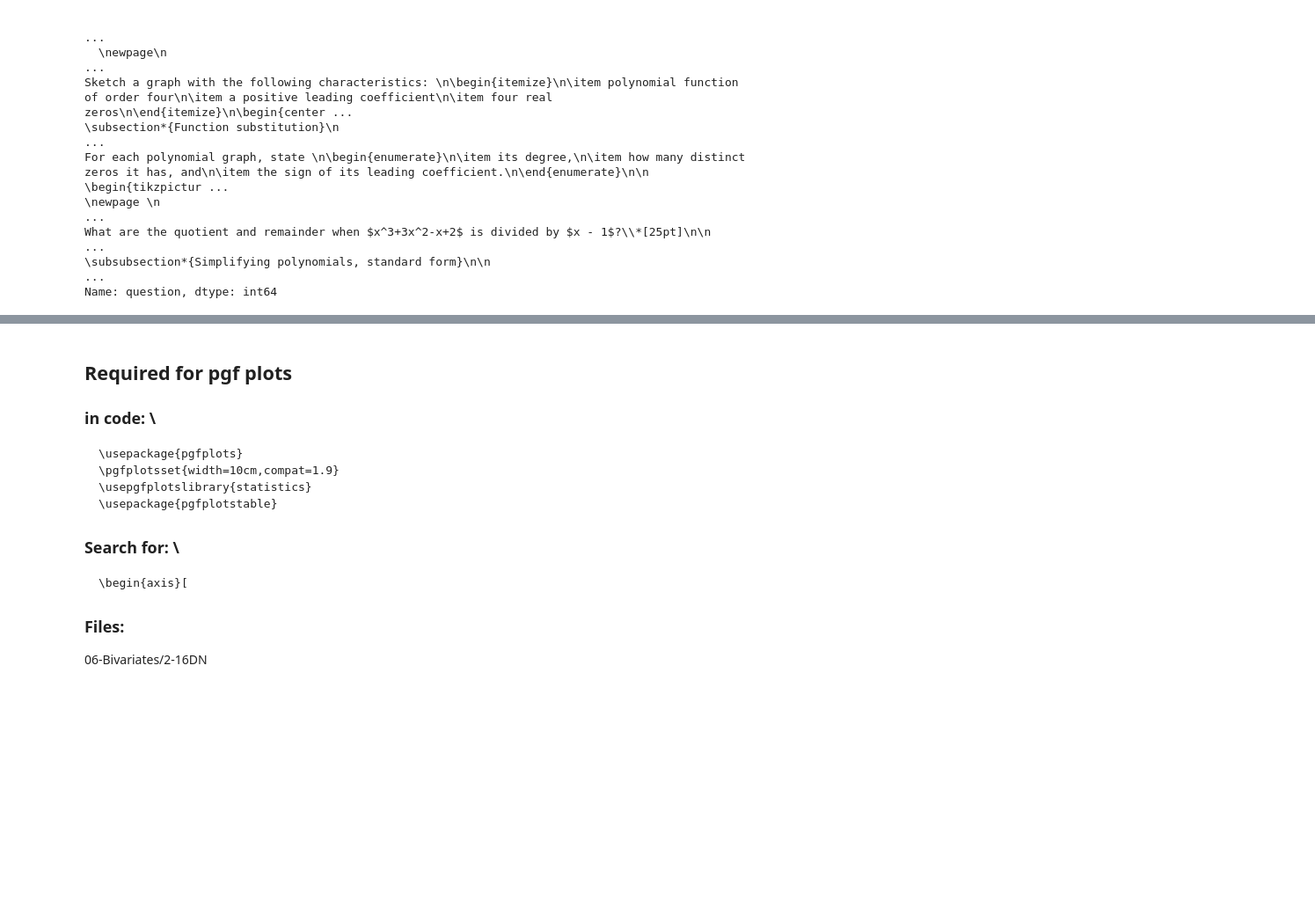
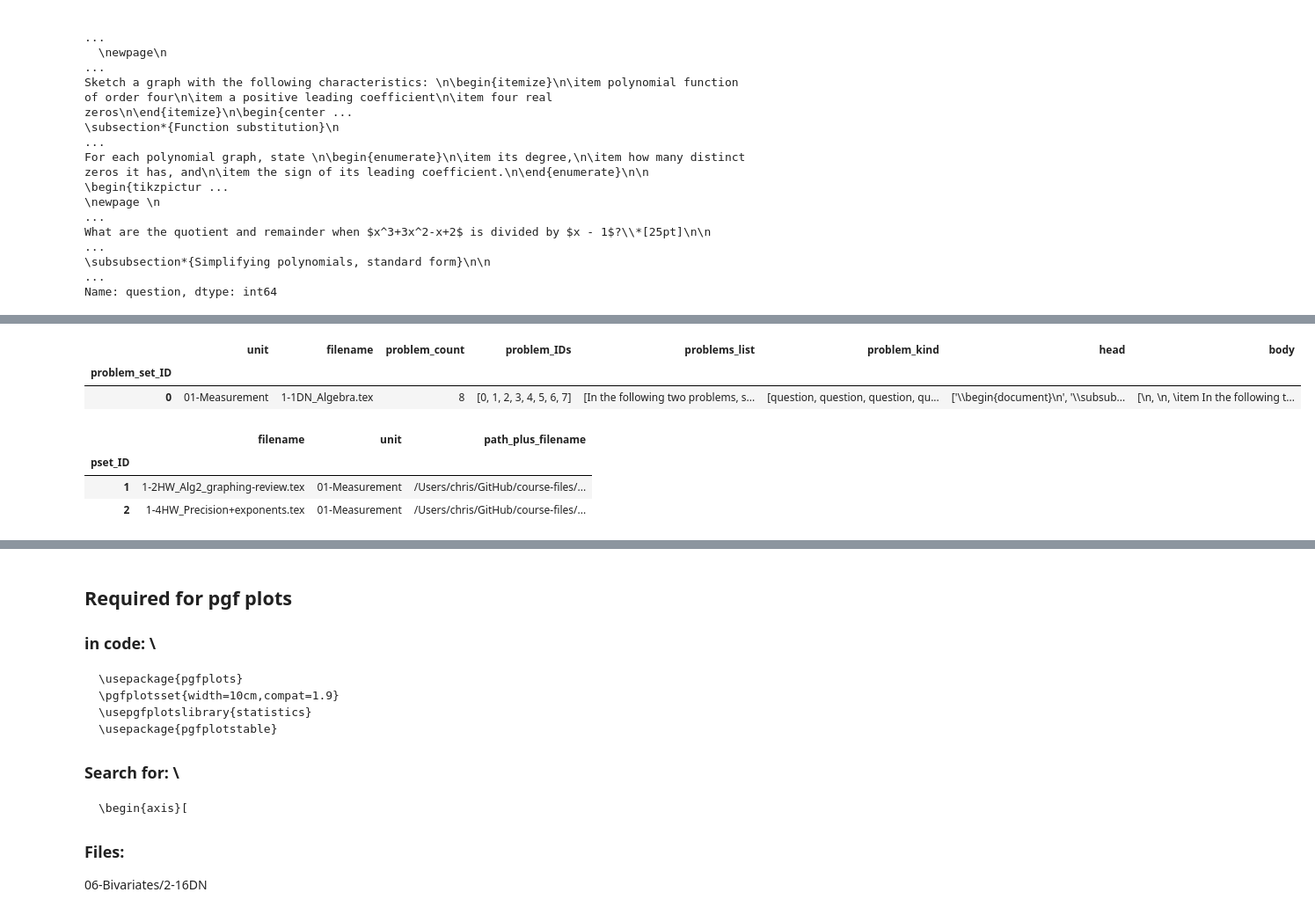
Before and after one commit to chrishuson/mathai, a Jupyter notebook: src/ibmath.ipynb, the cells around one changed output, grey strips where cells are left out. Shown at 88% size. Drawn from its saved outputs; the diff is of its cells as text; code cells hidden in the pictures; blank space fills up the shorter version.

Commit message:
test to_tex and to_pdf for psets

```diff
--- a/src/ibmath.ipynb
+++ b/src/ibmath.ipynb
@@ -184,0 +146,13 @@ nested_problem_df.loc[5, "question"]
+# %%
+pset_df.loc[[0]]
+# %% [output]
+|  | unit | filename | problem_count | problem_IDs | problems_list | problem_kind | head | body |
+| problem_set_ID |  |  |  |  |  |  |  |  |
+| 0 | 01-Measurement | 1-1DN_Algebra.tex | 8 | [0, 1, 2, 3, 4, 5, 6, 7] | [In the following two problems, s... | [question, question, question, qu... | ['\\begin{document}\n', '\\subsub... | [\n, \n, \item In the following t... |
+# %%
+build_pset_df_tex(pset_df.loc[[1,2]], problem_df, course_dir='/Users/chris/GitHub/course-files/IB2021/')
+# %% [output]
+|  | filename | unit | path_plus_filename |
+| pset_ID |  |  |  |
+| 1 | 1-2HW_Alg2_graphing-review.tex | 01-Measurement | /Users/chris/GitHub/course-files/... |
+| 2 | 1-4HW_Precision+exponents.tex | 01-Measurement | /Users/chris/GitHub/course-files/... |
```
Also changed, not shown: parts of 15 cells of this notebook.
